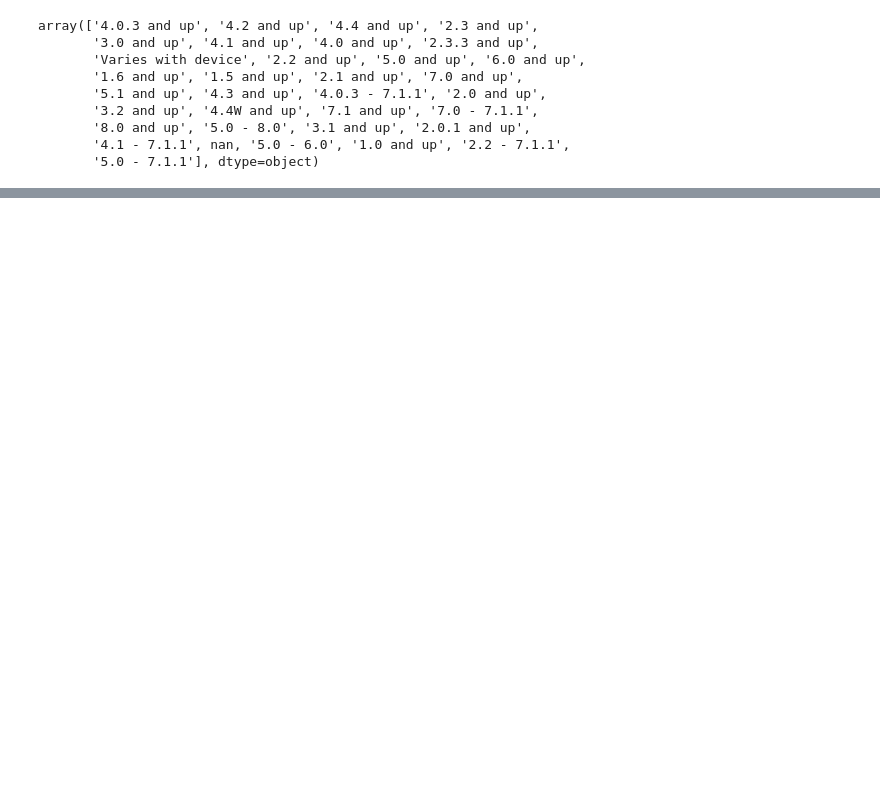
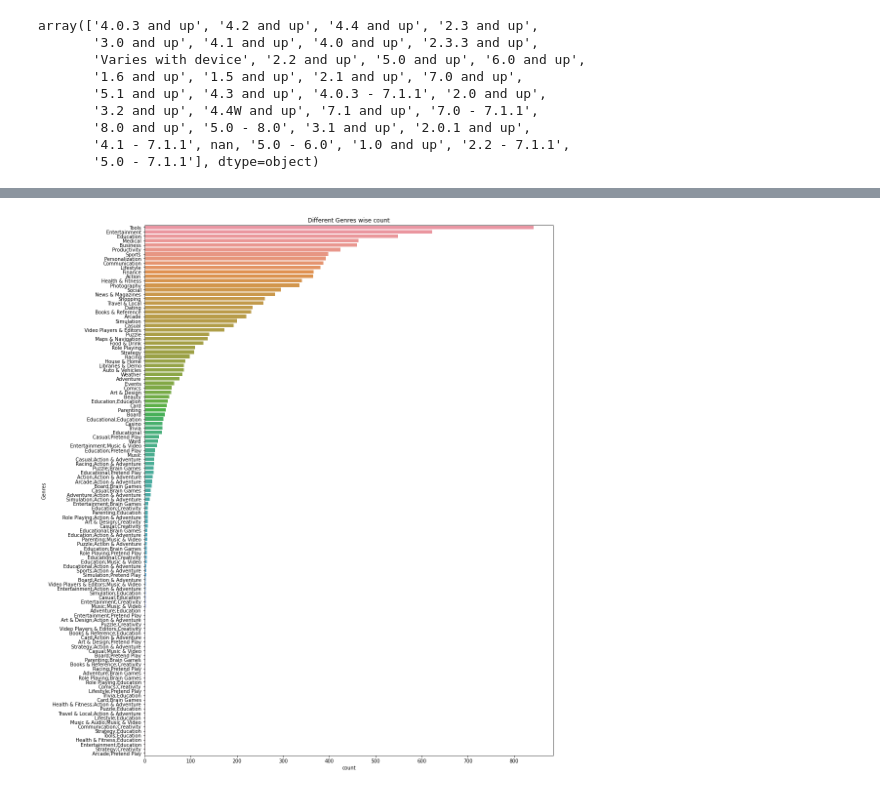
Before and after one commit to DhongariPavan/lay-Store-App-Review-Analysis, a Jupyter notebook: CH_DHONGARI_PAVAN_Play_Store_App_Review_Analysis_Capstone_Project.ipynb, the cells around one changed output, grey strips where cells are left out. Saved outputs shown, nothing was run; the diff lists cells and outputs as text; code cells hidden in the pictures; blank space fills up the shorter version.

```diff
--- a/CH_DHONGARI_PAVAN_Play_Store_App_Review_Analysis_Capstone_Project.ipynb
+++ b/CH_DHONGARI_PAVAN_Play_Store_App_Review_Analysis_Capstone_Project.ipynb
@@ -46,3 +83,0 @@ array(['Everyone', 'Teen', 'Everyone 10+', 'Mature 17+',
-# %%
-# Replacing nan Values with Not Defined
-app_df['Content Rating'] = app_df['Content Rating'].replace(np.nan,'Not Defined')
@@ -54,3 +84,7 @@ array(['Everyone', 'Teen', 'Everyone 10+', 'Mature 17+',
+# %%
+# Delete row 10742 as data is inconsistent/wrong
+app_df[app_df['Last Updated']=='1.0.19']
+app_df.drop(10472,inplace=True)
 # %%
 #Checking unique values for Genres
 #Geners is a sub category which has different types in Category
@@ -82,4 +109,0 @@ app_df[app_df.Genres == 'February 11, 2018']
-# %%
-#Replacing Date value with np.nan values
-app_df.Genres = app_df.Genres.replace('February 11, 2018',np.nan)
-app_df.loc[10472]
@@ -110,4 +132,0 @@ app_df['Last Updated'] = pd.to_datetime(app_df['Last Updated'])
-# %%
-# for index 10472, date is wrong which has no month, so replacing with NaN value
-app_df['Last Updated'] = app_df['Last Updated'].replace('1.0.19',np.nan)
-app_df['Last Updated']
@@ -141,0 +164,8 @@ array(['4.0.3 and up', '4.2 and up', '4.4 and up', '2.3 and up',
+# %%
+# visualizing Size wise count
+plt.figure(figsize = (15,20))
+sns.countplot(y='Genres',data=app_df,order=app_df.Genres.value_counts().index)
+plt.title('Different Genres wise count')
+plt.show()
+# %% [output]
+[figure, added]
```
Also changed, not shown: parts of 23 cells of this notebook.
